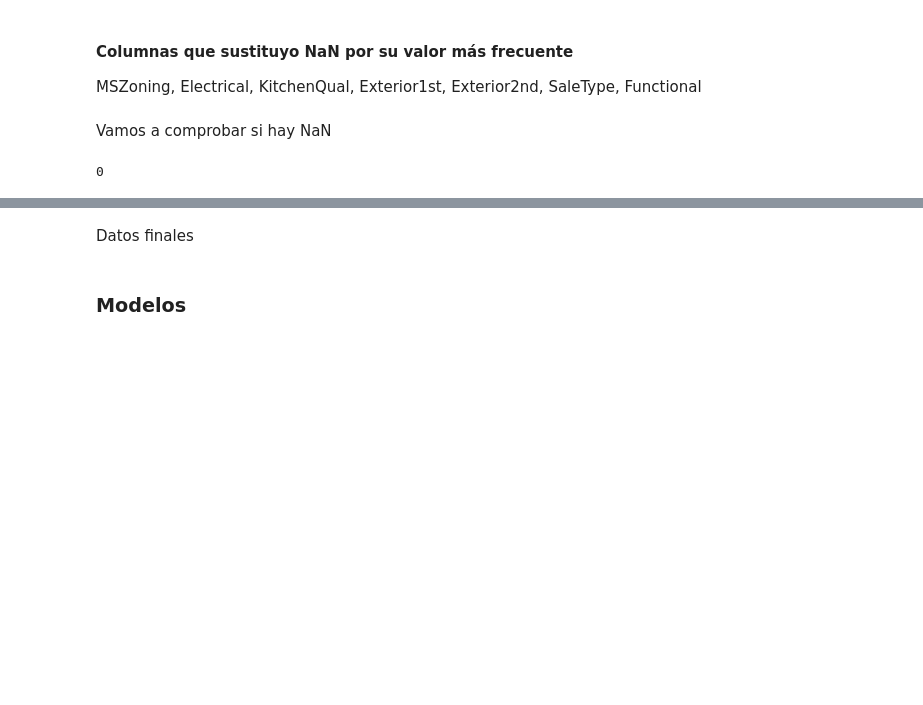
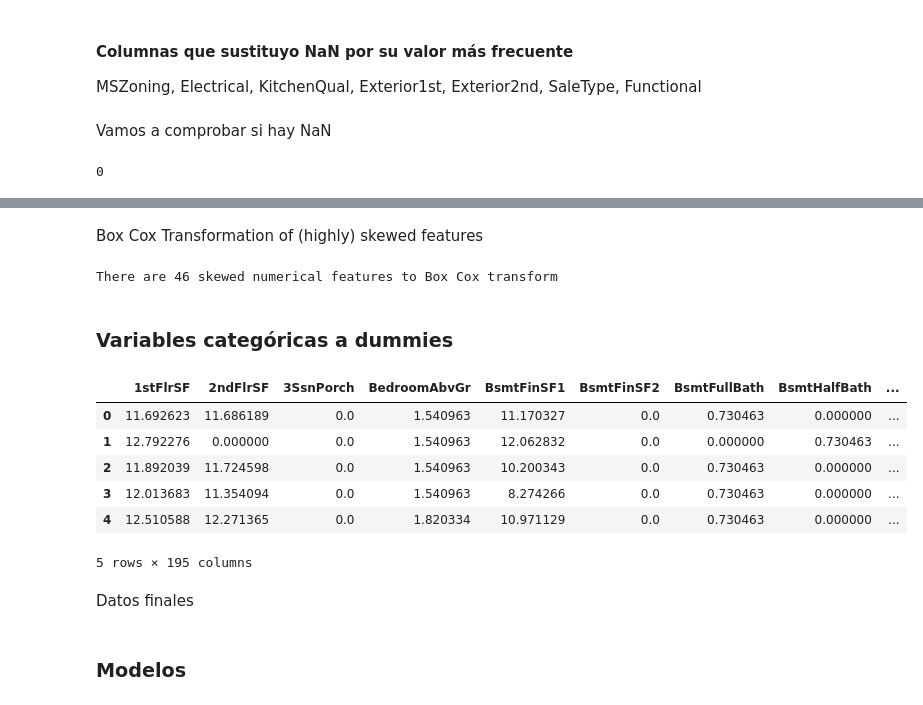
Before and after one commit to carlosfbh/Master-Data-Science, a Jupyter notebook: Machine_Learning/House_Price_Prediction/House_price_predictions.ipynb, the cells around one changed output, grey strips where cells are left out. Saved outputs shown, nothing was run; the diff lists cells and outputs as text; code cells hidden in the pictures; blank space fills up the shorter version.

```diff
--- a/Machine_Learning/House_Price_Prediction/House_price_predictions.ipynb
+++ b/Machine_Learning/House_Price_Prediction/House_price_predictions.ipynb
@@ -511,0 +516,2 @@ cols = ['1stFlrSF', '2ndFlrSF', '3SsnPorch', 'BedroomAbvGr', 'EnclosedPorch',
+# %%
+df_all_data['TotalSF'] = df_all_data['TotalBsmtSF'] + df_all_data['1stFlrSF'] + df_all_data['2ndFlrSF']
@@ -511,0 +520,8 @@ cols = ['1stFlrSF', '2ndFlrSF', '3SsnPorch', 'BedroomAbvGr', 'EnclosedPorch',
+# %%
+numeric_feats = df_all_data.dtypes[df_all_data.dtypes != "object"].index
+
+# Check the skew of all numerical features
+skewed_feats = df_all_data[numeric_feats].apply(lambda x: skew(x.dropna())).sort_values(ascending = False)
+print("\nSkew in numerical features: \n")
+skewness = pd.DataFrame({'Skew' :skewed_feats})
+skewness.head(10)
@@ -512,3 +541,31 @@ cols = ['1stFlrSF', '2ndFlrSF', '3SsnPorch', 'BedroomAbvGr', 'EnclosedPorch',
+# %% [markdown]
+Box Cox Transformation of (highly) skewed features
+# %%
+skewness = skewness[abs(skewness) > 0.75]
+print("There are {} skewed numerical features to Box Cox transform".format(skewness.shape[0]))
+
+from scipy.special import boxcox1p
+skewed_features = skewness.index
+lam = 0.15
+for feat in skewed_features:
+    #all_data[feat] += 1
+    df_all_data[feat] = boxcox1p(df_all_data[feat], lam)
+# %% [output]
+There are 46 skewed numerical features to Box Cox transform
+# %% [markdown]
+### Variables categóricas a dummies
+# %%
+df_all_data = pd.get_dummies(df_all_data)
+# %%
+df_all_data.head()
+# %% [output]
+|  | 1stFlrSF | 2ndFlrSF | 3SsnPorch | BedroomAbvGr | BsmtFinSF1 | BsmtFinSF2 | BsmtFullBath | BsmtHalfBath | ... |
+| 0 | 11.692623 | 11.686189 | 0.0 | 1.540963 | 11.170327 | 0.0 | 0.730463 | 0.000000 | ... |
+| 1 | 12.792276 | 0.000000 | 0.0 | 1.540963 | 12.062832 | 0.0 | 0.000000 | 0.730463 | ... |
+| 2 | 11.892039 | 11.724598 | 0.0 | 1.540963 | 10.200343 | 0.0 | 0.730463 | 0.000000 | ... |
+| 3 | 12.013683 | 11.354094 | 0.0 | 1.540963 | 8.274266 | 0.0 | 0.730463 | 0.000000 | ... |
+| 4 | 12.510588 | 12.271365 | 0.0 | 1.820334 | 10.971129 | 0.0 | 0.730463 | 0.000000 | ... |
+5 rows × 195 columns
 # %% [markdown]
 Datos finales
 # %%
```
Also changed, not shown: parts of 90 cells of this notebook.
